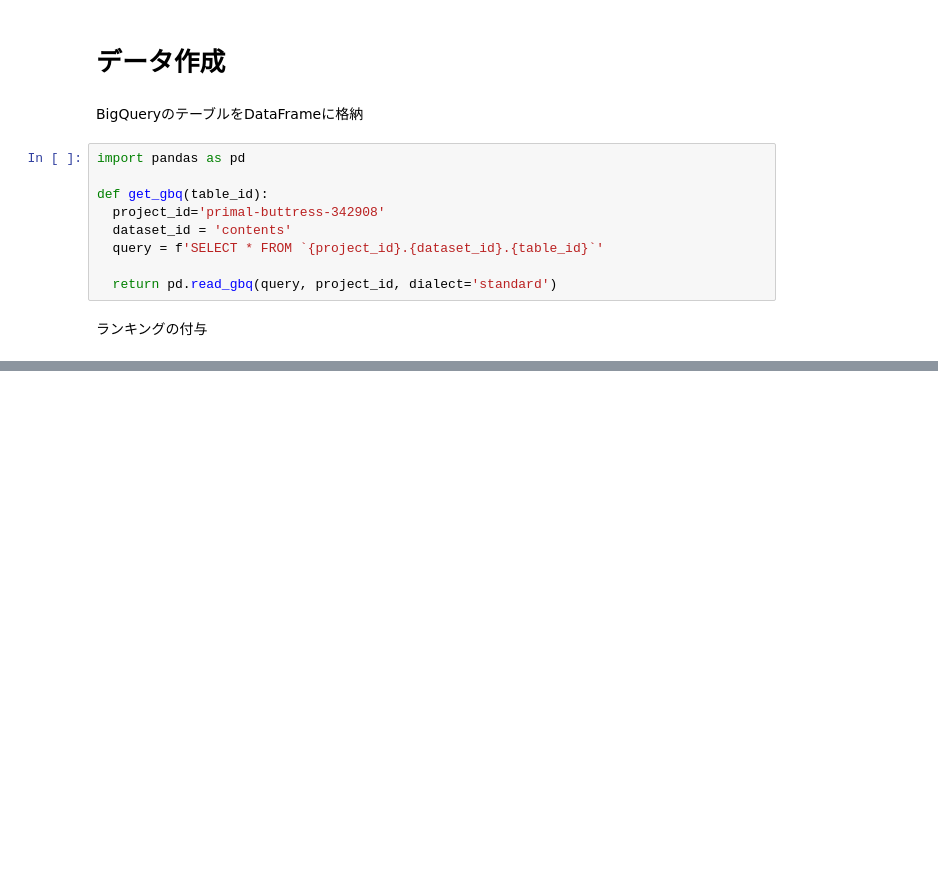
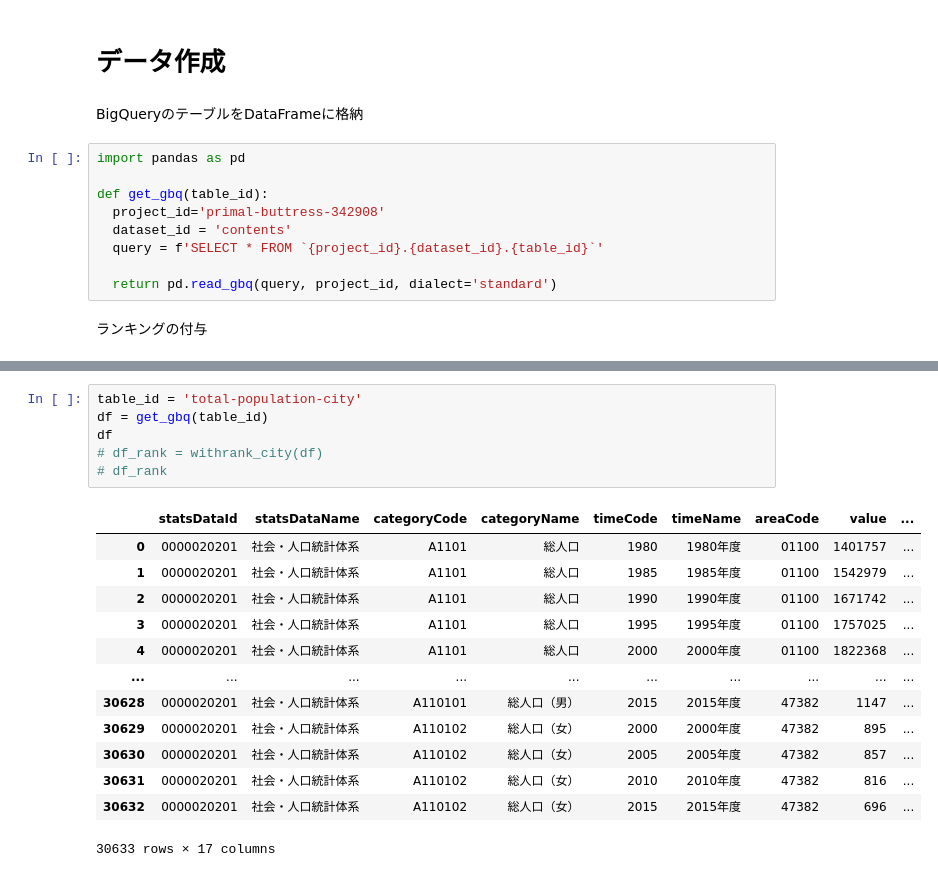
Before and after one commit to dicechick373/dicechick373, a Jupyter notebook: statistics_hyogoの統計カードデータを作成.ipynb, the cells around one changed output, grey strips where cells are left out. Drawn from its saved outputs; the diff is of its cells as text; blank space fills up the shorter version.

```diff
--- a/statistics_hyogoの統計カードデータを作成.ipynb
+++ b/statistics_hyogoの統計カードデータを作成.ipynb
@@ -384,0 +427,20 @@ df_rank
+# %%
+table_id = 'total-population-city'
+df = get_gbq(table_id)
+df
+# df_rank = withrank_city(df)
+# df_rank
+# %% [output]
+|  | statsDataId | statsDataName | categoryCode | categoryName | timeCode | timeName | areaCode | value | ... |
+| 0 | 0000020201 | 社会・人口統計体系 | A1101 | 総人口 | 1980 | 1980年度 | 01100 | 1401757 | ... |
+| 1 | 0000020201 | 社会・人口統計体系 | A1101 | 総人口 | 1985 | 1985年度 | 01100 | 1542979 | ... |
+| 2 | 0000020201 | 社会・人口統計体系 | A1101 | 総人口 | 1990 | 1990年度 | 01100 | 1671742 | ... |
+| 3 | 0000020201 | 社会・人口統計体系 | A1101 | 総人口 | 1995 | 1995年度 | 01100 | 1757025 | ... |
+| 4 | 0000020201 | 社会・人口統計体系 | A1101 | 総人口 | 2000 | 2000年度 | 01100 | 1822368 | ... |
+| ... | ... | ... | ... | ... | ... | ... | ... | ... | ... |
+| 30628 | 0000020201 | 社会・人口統計体系 | A110101 | 総人口（男） | 2015 | 2015年度 | 47382 | 1147 | ... |
+| 30629 | 0000020201 | 社会・人口統計体系 | A110102 | 総人口（女） | 2000 | 2000年度 | 47382 | 895 | ... |
+| 30630 | 0000020201 | 社会・人口統計体系 | A110102 | 総人口（女） | 2005 | 2005年度 | 47382 | 857 | ... |
+| 30631 | 0000020201 | 社会・人口統計体系 | A110102 | 総人口（女） | 2010 | 2010年度 | 47382 | 816 | ... |
+| 30632 | 0000020201 | 社会・人口統計体系 | A110102 | 総人口（女） | 2015 | 2015年度 | 47382 | 696 | ... |
+30633 rows × 17 columns
```
Also changed, not shown: parts of 9 cells of this notebook.
